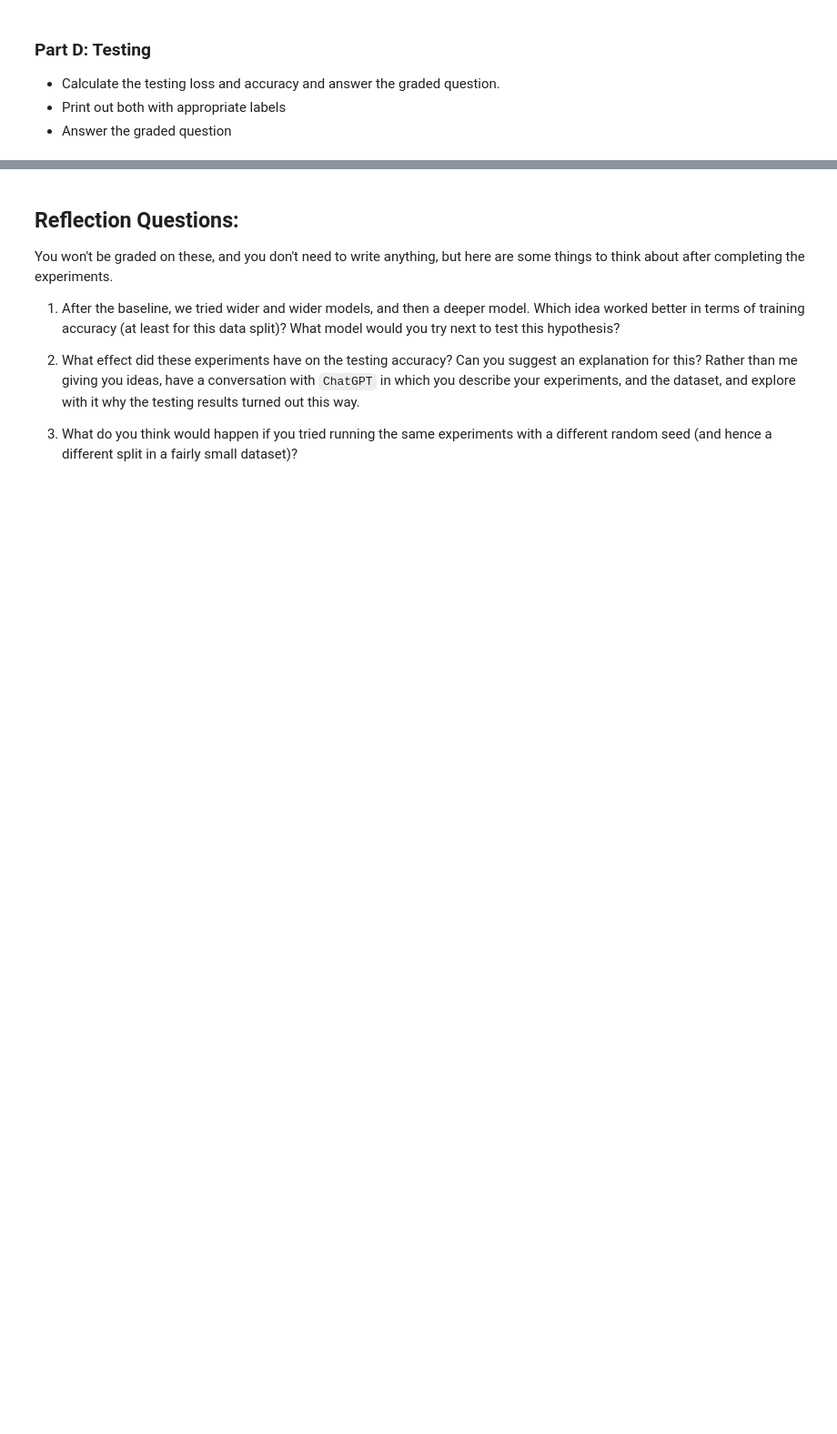
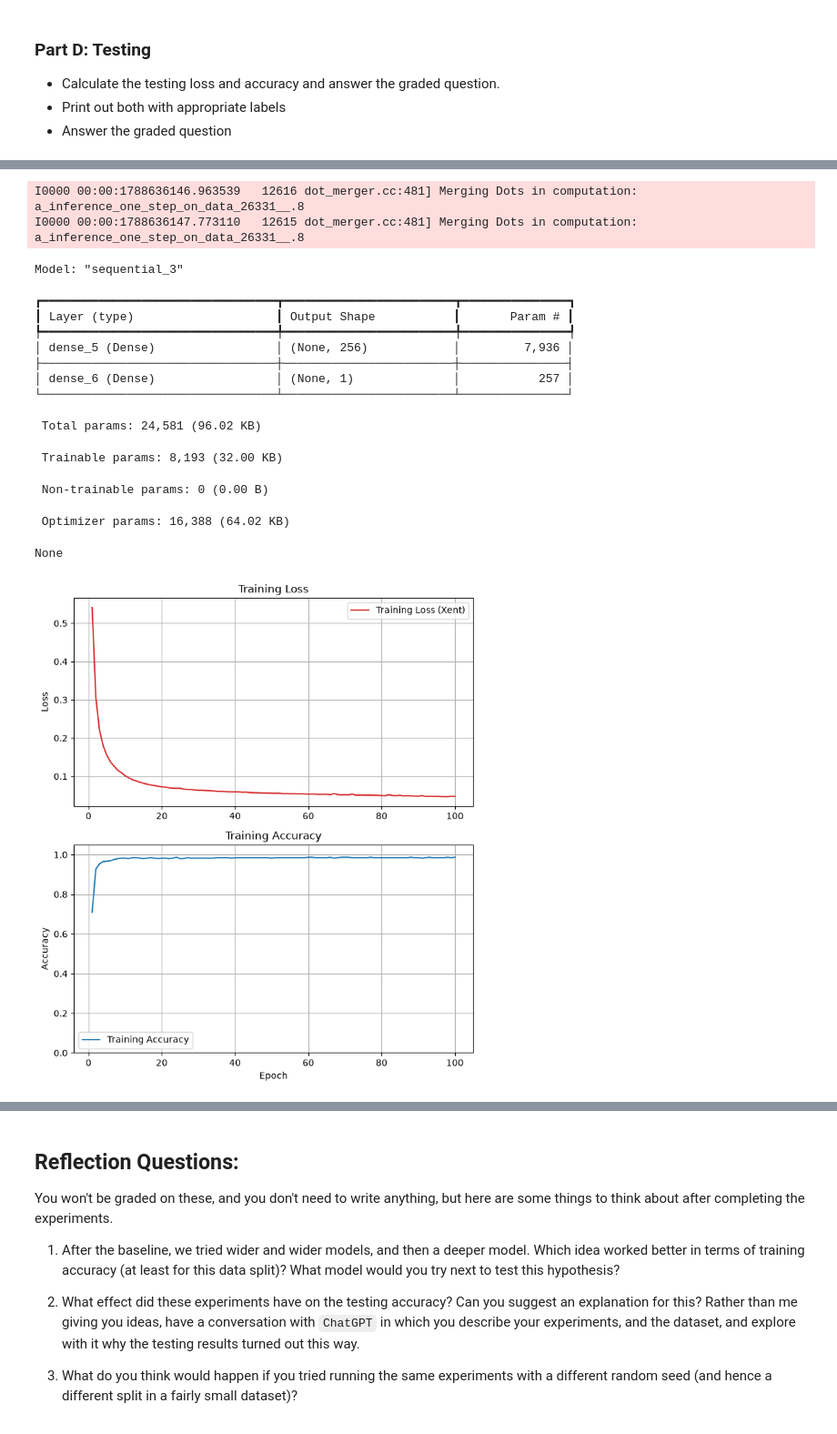
Before and after one commit to raffwh/dx703_hw, a Jupyter notebook: notebooks/Homework_01.ipynb, the cells around one changed output, grey strips where cells are left out. Shown at 91% size. Drawn from its saved outputs; the diff is of its cells as text; code cells hidden in the pictures; blank space fills up the shorter version.

```diff
--- a/notebooks/Homework_01.ipynb
+++ b/notebooks/Homework_01.ipynb
@@ -416,3 +605,56 @@ will have the following summary chart:
 Then answer the graded questions.
 # %%
 # Your code here, add additional cells if you wish
+
+
+
+
+##_____ work _____ ##:
+model_p4 = keras.Sequential(
+    [
+       keras.layers.Input(shape=    (x_train_scaled.shape[1],  )),
+       keras.layers.Dense(256,       activation="sigmoid"),
+       keras.layers.Dense(1,        activation="sigmoid")
+    ]
+)
+
+model_p4.compile(
+    optimizer='adam',
+    loss='binary_crossentropy',
+    metrics = ['accuracy']
+    )
+
+model_p4_hx = model_p4.fit(
+    x_train_scaled, y_train,
+    epochs = n_epochs ,
+    class_weight = baseline_class_weight_dict ,
+    verbose = 0
+)
+
+p4_test_loss, p4_test_accuracy = model_p4.evaluate(
+	x_test_scaled
+	, y_test
+	, verbose = 0
+)
+
+##-------------------------------
+
+display(model_p4.summary() )
+plot_history(model_p4_hx)
+# %% [output]
+I0000 00:00:1788636146.963539   12616 dot_merger.cc:481] Merging Dots in computation: a_inference_one_step_on_data_26331__.8
+I0000 00:00:1788636147.773110   12615 dot_merger.cc:481] Merging Dots in computation: a_inference_one_step_on_data_26331__.8
+Model: "sequential_3"
+┏━━━━━━━━━━━━━━━━━━━━━━━━━━━━━━━━━┳━━━━━━━━━━━━━━━━━━━━━━━━┳━━━━━━━━━━━━━━━┓
+┃ Layer (type)                    ┃ Output Shape           ┃       Param # ┃
+┡━━━━━━━━━━━━━━━━━━━━━━━━━━━━━━━━━╇━━━━━━━━━━━━━━━━━━━━━━━━╇━━━━━━━━━━━━━━━┩
+│ dense_5 (Dense)                 │ (None, 256)            │         7,936 │
+├─────────────────────────────────┼────────────────────────┼───────────────┤
+│ dense_6 (Dense)                 │ (None, 1)              │           257 │
+└─────────────────────────────────┴────────────────────────┴───────────────┘
+ Total params: 24,581 (96.02 KB)
+ Trainable params: 8,193 (32.00 KB)
+ Non-trainable params: 0 (0.00 B)
+ Optimizer params: 16,388 (64.02 KB)
+None
+[figure, added]
```
Also changed, not shown: parts of 34 cells of this notebook, 1 other file.
